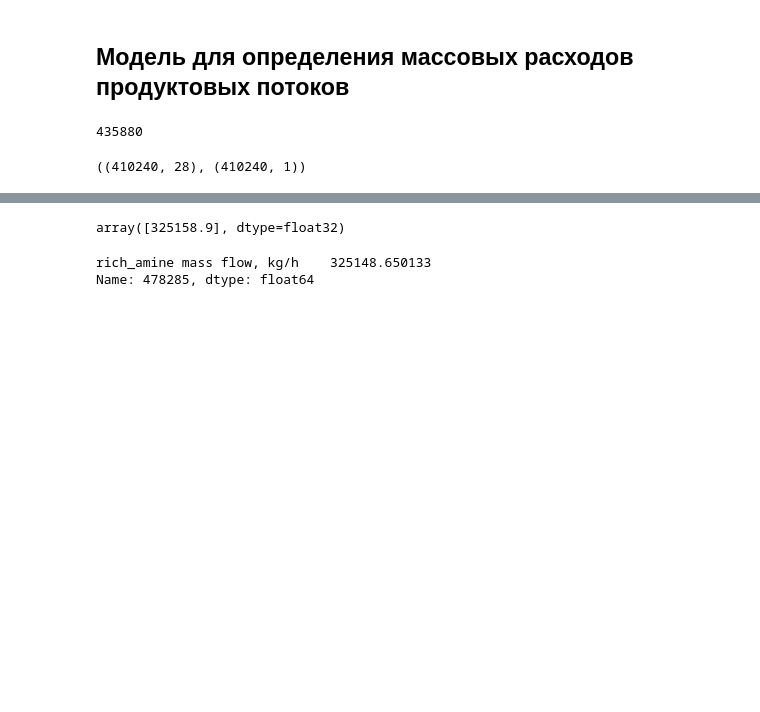
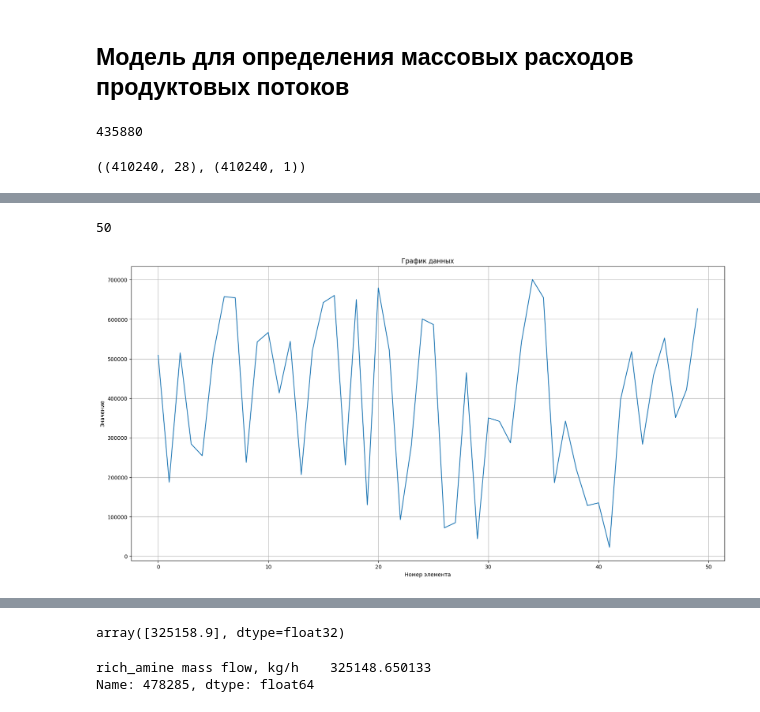
Before and after one commit to Rus-tam/AI_models, a Jupyter notebook: amine_treatment_05_12_2023.ipynb, the cells around one changed output, grey strips where cells are left out. Drawn from its saved outputs; the diff is of its cells as text; code cells hidden in the pictures; blank space fills up the shorter version.

```diff
--- a/amine_treatment_05_12_2023.ipynb
+++ b/amine_treatment_05_12_2023.ipynb
@@ -348,0 +362,15 @@ y_pred = rich_amine_mass_flow_model.predict(X_test_normal)
+# %%
+y_pred_small = y_pred[:50]
+len(y_pred_small)
+# %% [output]
+50
+# %%
+plt.figure(figsize=(20, 10))
+plt.plot(y_pred_small)
+plt.xlabel('Номер элемента')
+plt.ylabel('Значение')
+plt.title('График данных')
+plt.grid(True)
+plt.show()
+# %% [output]
+[figure, added]
```
Also changed, not shown: parts of 9 cells of this notebook, 3 other files.
